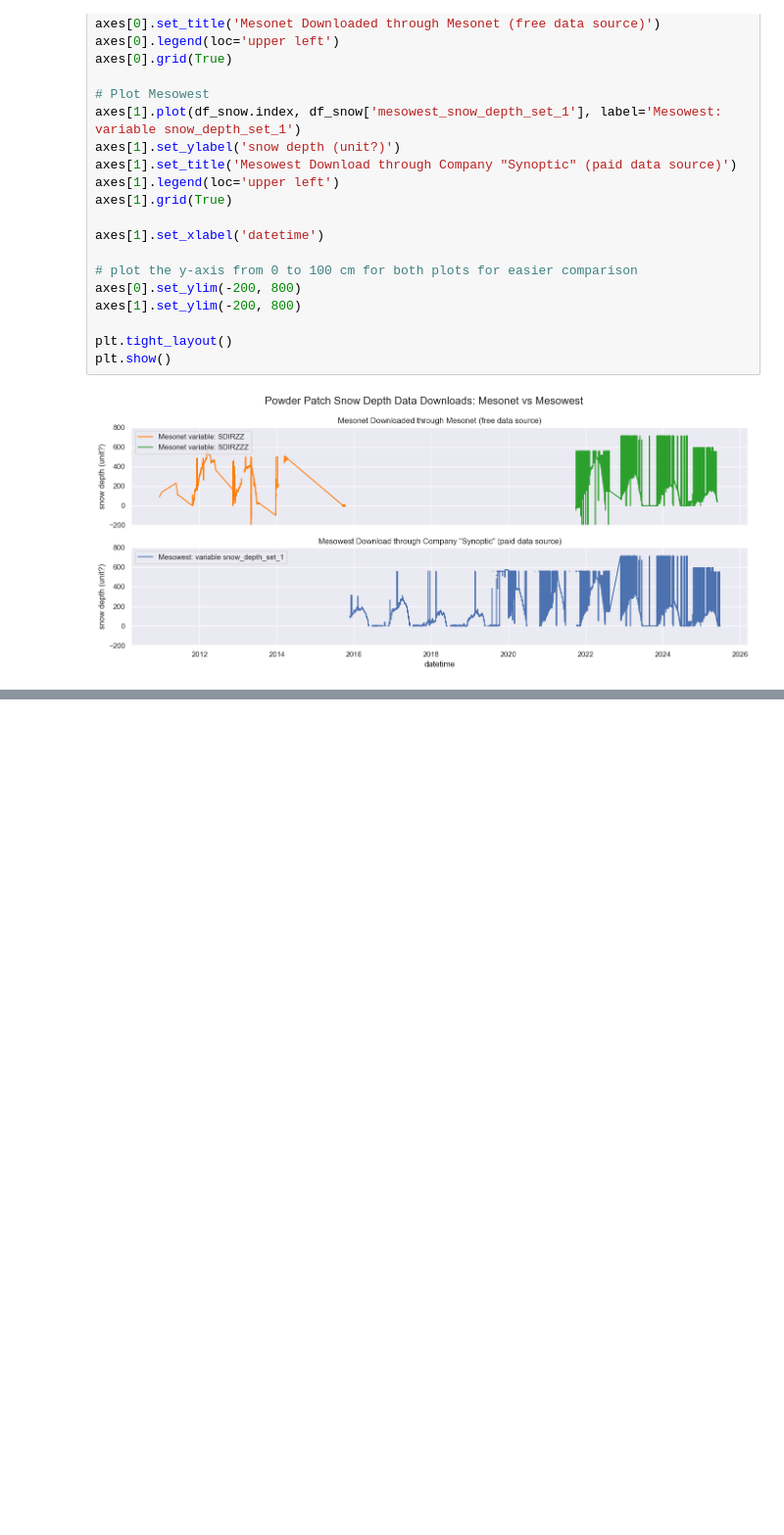
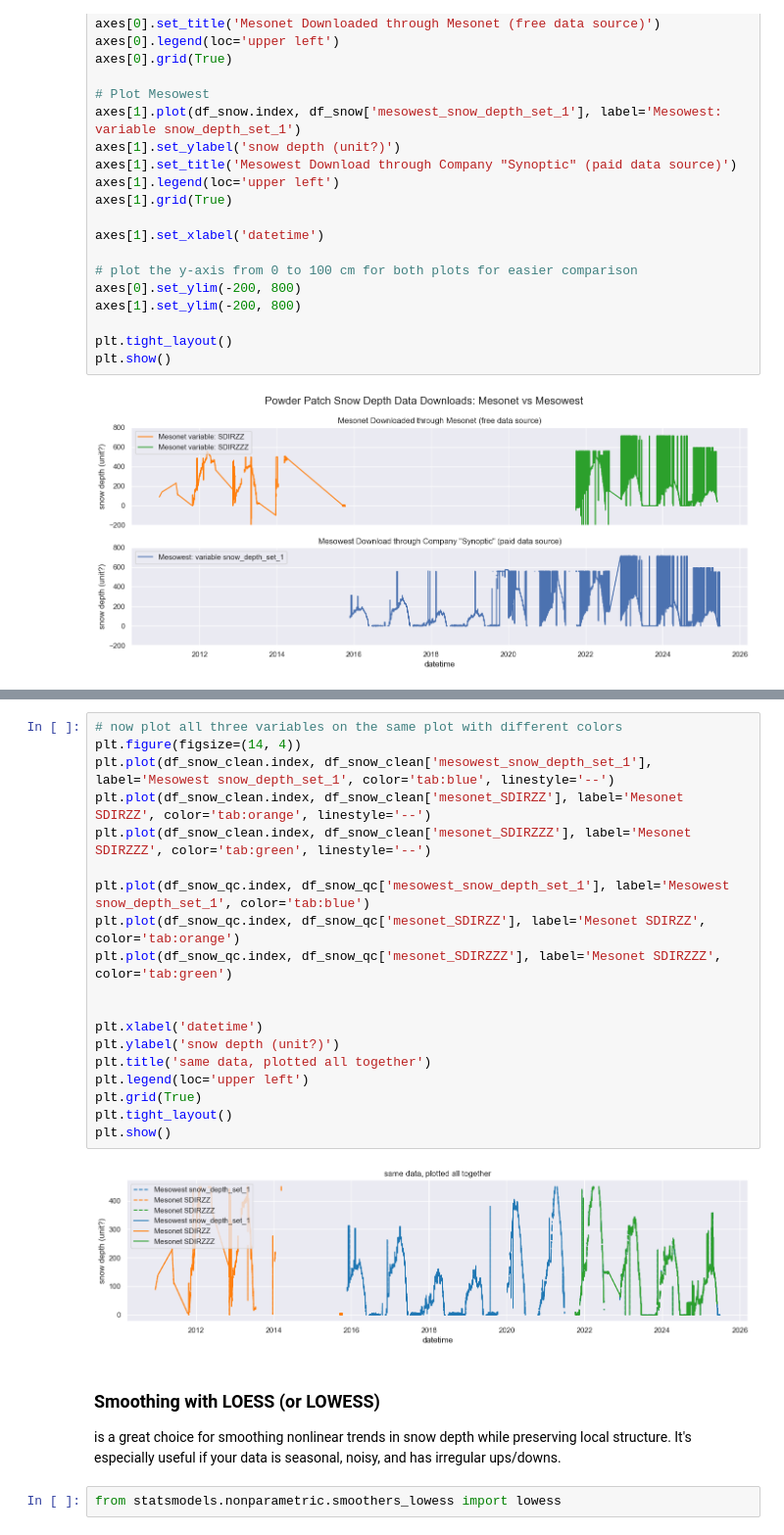
Before and after one commit to cassielumbrazo/juneau_data_analysis, a Jupyter notebook: 2_load_all_powderpatch_synoptic.ipynb, the cells around one changed output, grey strips where cells are left out. Shown at 98% size. Drawn from its saved outputs; the diff is of its cells as text; blank space fills up the shorter version.

```diff
--- a/2_load_all_powderpatch_synoptic.ipynb
+++ b/2_load_all_powderpatch_synoptic.ipynb
@@ -311,0 +403,26 @@ plt.show()
+# %%
+# now plot all three variables on the same plot with different colors
+plt.figure(figsize=(14, 4))
+plt.plot(df_snow_clean.index, df_snow_clean['mesowest_snow_depth_set_1'], label='Mesowest snow_depth_set_1', color='tab:blue', linestyle='--')
+plt.plot(df_snow_clean.index, df_snow_clean['mesonet_SDIRZZ'], label='Mesonet SDIRZZ', color='tab:orange', linestyle='--')
+plt.plot(df_snow_clean.index, df_snow_clean['mesonet_SDIRZZZ'], label='Mesonet SDIRZZZ', color='tab:green', linestyle='--')
+
+plt.plot(df_snow_qc.index, df_snow_qc['mesowest_snow_depth_set_1'], label='Mesowest snow_depth_set_1', color='tab:blue')
+plt.plot(df_snow_qc.index, df_snow_qc['mesonet_SDIRZZ'], label='Mesonet SDIRZZ', color='tab:orange')
+plt.plot(df_snow_qc.index, df_snow_qc['mesonet_SDIRZZZ'], label='Mesonet SDIRZZZ', color='tab:green')
+
+
+plt.xlabel('datetime')
+plt.ylabel('snow depth (unit?)')
+plt.title('same data, plotted all together')
+plt.legend(loc='upper left')
+plt.grid(True)
+plt.tight_layout()
+plt.show()
+# %% [output]
+[figure, added]
+# %% [markdown]
+### Smoothing with LOESS (or LOWESS)
+is a great choice for smoothing nonlinear trends in snow depth while preserving local structure. It's especially useful if your data is seasonal, noisy, and has irregular ups/downs.
+# %%
+from statsmodels.nonparametric.smoothers_lowess import lowess
```
Also changed, not shown: parts of 13 cells of this notebook, 2 other files.
